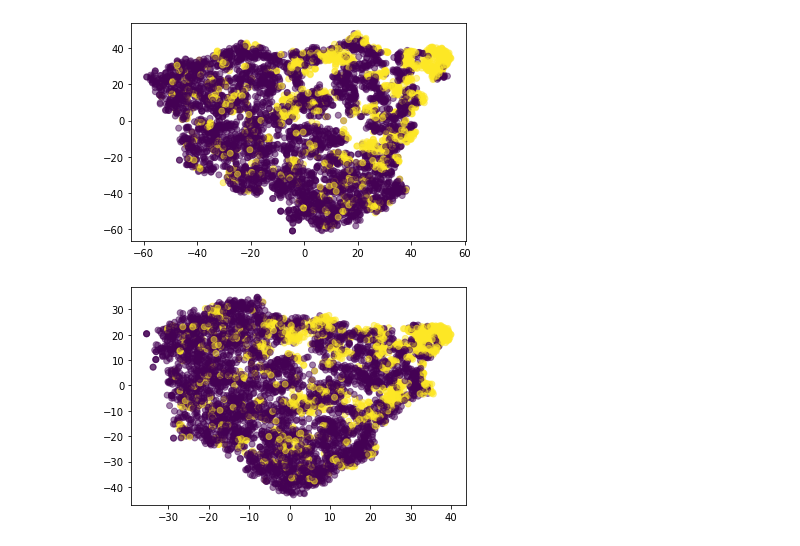
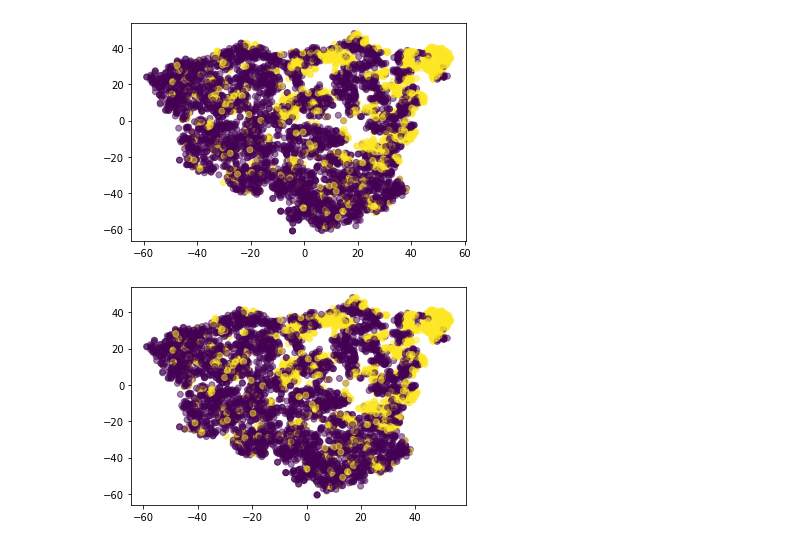
Before and after one commit to dgerosa/astrostatistics_bicocca_2023, a Jupyter notebook: coursework/student_folders/carrie_drake/vu_astr8070_s21_hw6_carriedrake.ipynb, the cells around one changed output. Cells and saved outputs as stored; diff of their text form; code cells hidden in the pictures.

```diff
--- a/coursework/student_folders/carrie_drake/vu_astr8070_s21_hw6_carriedrake.ipynb
+++ b/coursework/student_folders/carrie_drake/vu_astr8070_s21_hw6_carriedrake.ipynb
@@ -328,13 +439,13 @@ plt.show();
 # %%
 #CLD redoing above but with higher perplexity
 n = 2
-perplex = 100 #CLD perplexity attribute of 100
+perplex = 50 #CLD perplexity attribute of 100
 
 tsne = TSNE(n_components=n, perplexity=perplex)
 
 samples_reduced_t = tsne.fit_transform(samples)
 
 plt.scatter(samples_reduced_t[:,0], samples_reduced_t[:,1], c=sample_labels, alpha=0.5)
 plt.show();
 # %% [output]
-[figure, old version]
+[figure, new version]
```
Also changed, not shown: parts of 18 cells of this notebook.
